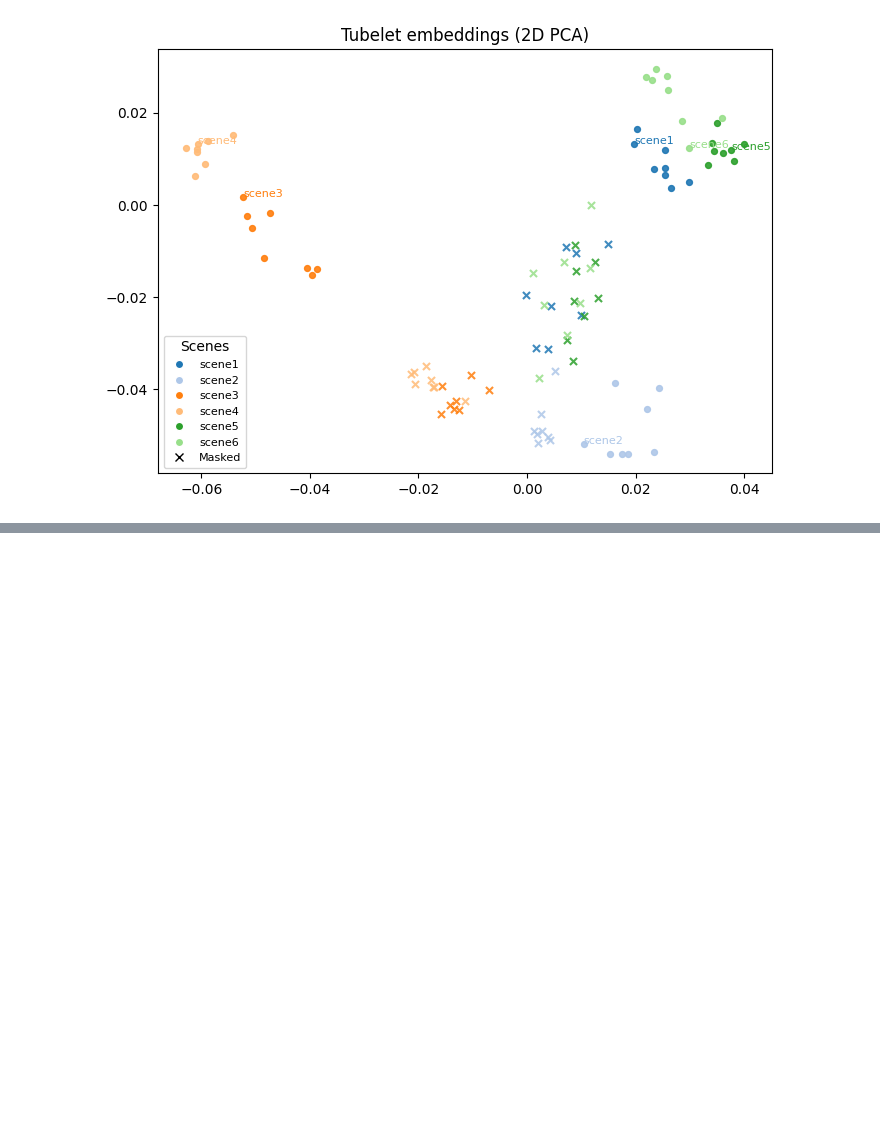
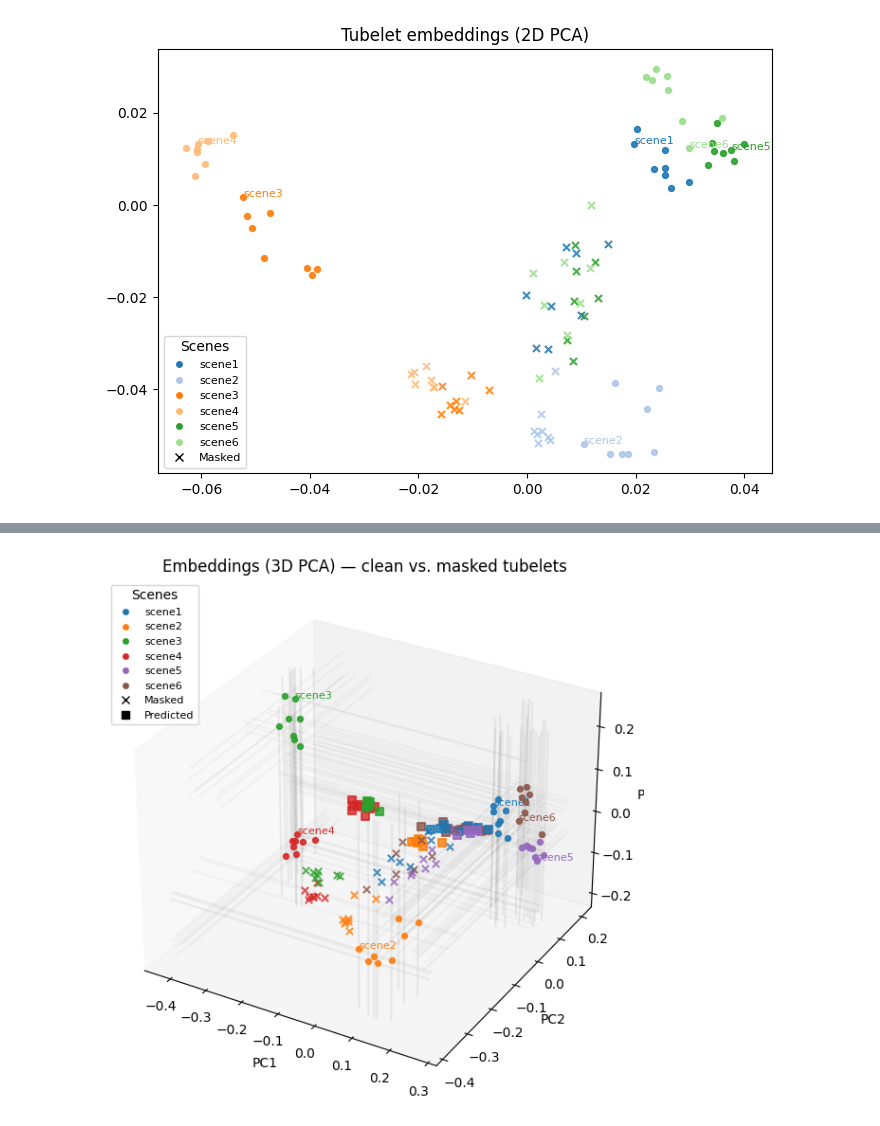
Before and after one commit to shamikkarkhanis/AV-SSL-Optimization-JEPA, a Jupyter notebook: jepa/prediction.ipynb, the cells around one changed output, grey strips where cells are left out. Cells and saved outputs as stored; diff of their text form; code cells hidden in the pictures; blank space fills up the shorter version.

```diff
--- a/jepa/prediction.ipynb
+++ b/jepa/prediction.ipynb
@@ -293,7 +296,7 @@ plt.figure(figsize=(7, 5))
 for (x, y), (scene, t_idx) in zip(emb_2d, tubelet_meta):
     plt.scatter(x, y, color=color_map[scene], s=18, alpha=0.9)
 
-if 'emb_2d_masked' in globals() and emb_2d_masked is not None:
+if emb_2d_masked is not None:
     for (x, y), (scene, _) in zip(emb_2d_masked, tubelet_meta):
         plt.scatter(x, y, color=color_map[scene], s=26, marker='x', linewidths=1.5,
                     alpha=0.85)
@@ -308,7 +311,7 @@ for scene in scenes_unique:
 handles = [plt.Line2D([0], [0], marker='o', color='w', label=s,
                       markerfacecolor=color_map[s], markersize=6)
            for s in scenes_unique]
-if 'emb_2d_masked' in globals() and emb_2d_masked is not None:
+if emb_2d_masked is not None:
     handles.append(plt.Line2D([0], [0], marker='x', color='k', linewidth=0,
                               markeredgecolor='k', label='Masked'))
 plt.legend(handles=handles, loc='best', fontsize=8, title='Scenes')
@@ -320,0 +463,14 @@ plt.show()
+# %%
+
+# predictor inference — generate recovered embeddings
+head.eval()
+device = next(head.parameters()).device
+
+masked_tensor = torch.from_numpy(tubelet_embds_masked.astype(np.float32)).to(device)
+mask_frac_tensor = torch.tensor(mask_fraction.squeeze(), dtype=torch.float32, device=device)
+
+with torch.no_grad():
+    pred_emb_tensor = head(masked_tensor, mask_frac_tensor)
+
+tubelet_embds_pred = pred_emb_tensor.cpu().numpy()
+print('predicted embeddings tensor', tubelet_embds_pred.shape)
@@ -320,0 +501,67 @@ plt.show()
+# %%
+
+# 3d plotting
+
+# Colors by scene
+scenes_unique = sorted({m[0] for m in meta})
+palette = plt.cm.get_cmap('tab10').colors
+color_map = {s: palette[i % len(palette)] for i, s in enumerate(scenes_unique)}
+
+fig = plt.figure(figsize=(7, 6))
+ax = fig.add_subplot(111, projection='3d')
+
+# ground-truth embeddings (circles)
+for (x, y, z), (scene, t_idx) in zip(emb_3d, meta):
+    ax.scatter(x, y, z, color=color_map[scene], s=18, alpha=0.9)
+
+# masked embeddings (x markers)
+if emb_3d_masked is not None:
+    for (x, y, z), (scene, _) in zip(emb_3d_masked, meta):
+        ax.scatter(x, y, z, color=color_map[scene], s=28, alpha=0.8,
+                   marker='x', linewidths=1.5)
+
+if emb_3d_pred is not None:
+    for (x, y, z), (scene, _) in zip(emb_3d_pred, meta):
+        ax.scatter(x, y, z, color=color_map[scene], s=28, alpha=0.8,
+                   marker='s', linewidths=1.5)
+
+# annotate representative point per scene
+for scene in scenes_unique:
+    k = next((i for i, m in enumerate(meta) if m[0] == scene), None)
+    if k is not None:
+        xi, yi, zi = emb_3d[k]
+        ax.text(xi, yi, zi, scene, fontsize=8, color=color_map[scene])
+
+ax.grid(True)
+for axis in (ax.xaxis, ax.yaxis, ax.zaxis):
+    try:
+        axis._axinfo["grid"]["linewidth"] = 0.0
+    except Exception:
+        pass
+
+# faint guides
+mins, maxs = emb_3d.min(axis=0), emb_3d.max(axis=0)
+for x, y, z in emb_3d:
+    ax.plot([x, x], [y, y], [mins[2], maxs[2]], color='gray', alpha=0.12)
+    ax.plot([x, x], [mins[1], maxs[1]], [z, z], color='gray', alpha=0.06)
+    ax.plot([mins[0], maxs[0]], [y, y], [z, z], color='gray', alpha=0.06)
+
+handles = [plt.Line2D([0],[0], marker='o', color='w', label=s,
+                      markerfacecolor=color_map[s], markersize=6)
+           for s in scenes_unique]
+if emb_3d_masked is not None:
+    handles.append(plt.Line2D([0],[0], marker='x', color='k', linewidth=0,
+                              markeredgecolor='k', label='Masked'))
+if emb_3d_pred is not None:
+    handles.append(plt.Line2D([0],[0], marker='s', color='k', linewidth=0,
+                              markeredgecolor='k', label='Predicted'))
+ax.legend(handles=handles, title='Scenes', loc='best', fontsize=8)
+
+ax.set_title('Embeddings (3D PCA) — clean vs. masked tubelets')
+ax.set_xlabel('PC1')
+ax.set_ylabel('PC2')
+ax.set_zlabel('PC3')
+plt.tight_layout()
+plt.show()
+# %% [output]
+[figure, added]
```
Also changed, not shown: parts of 14 cells of this notebook.
